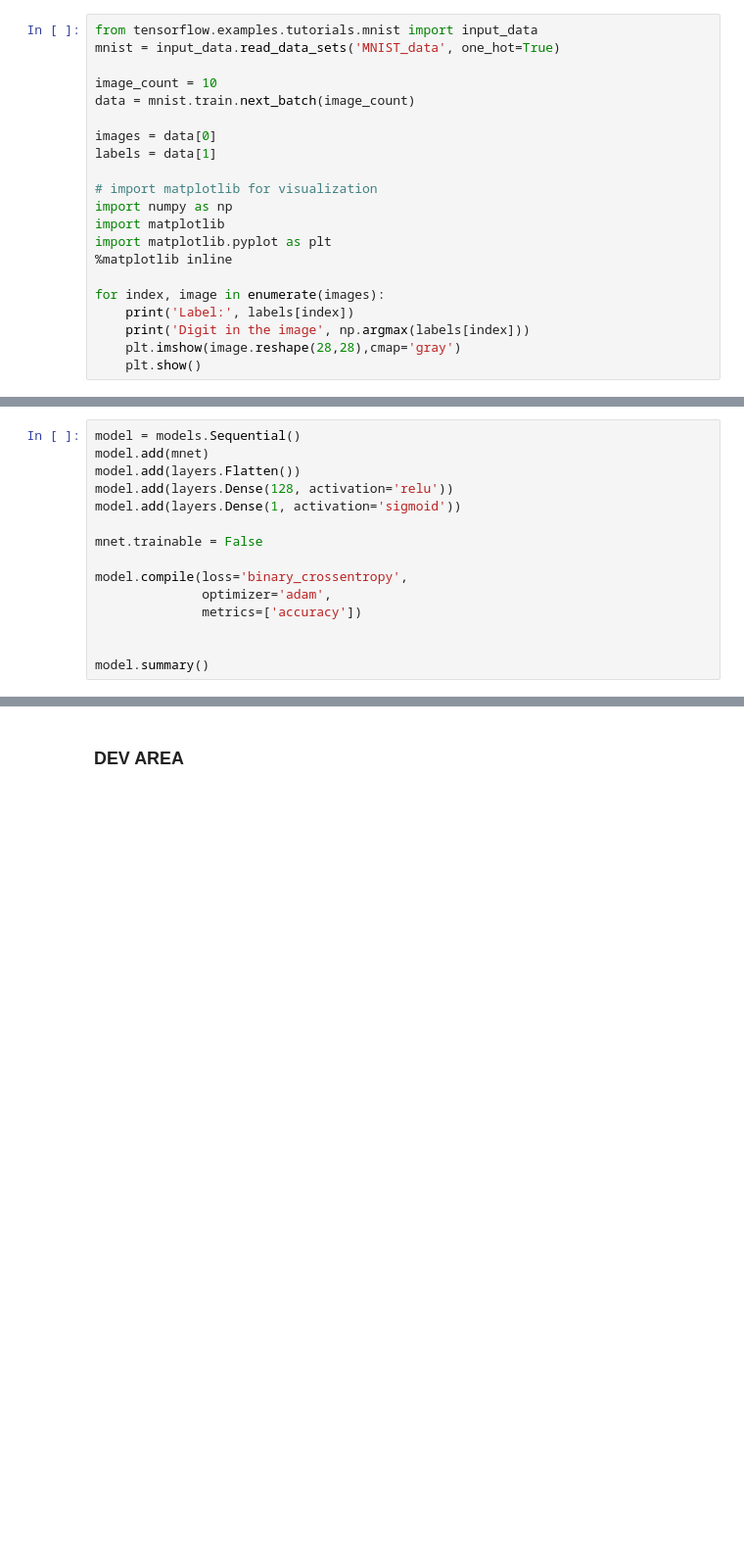
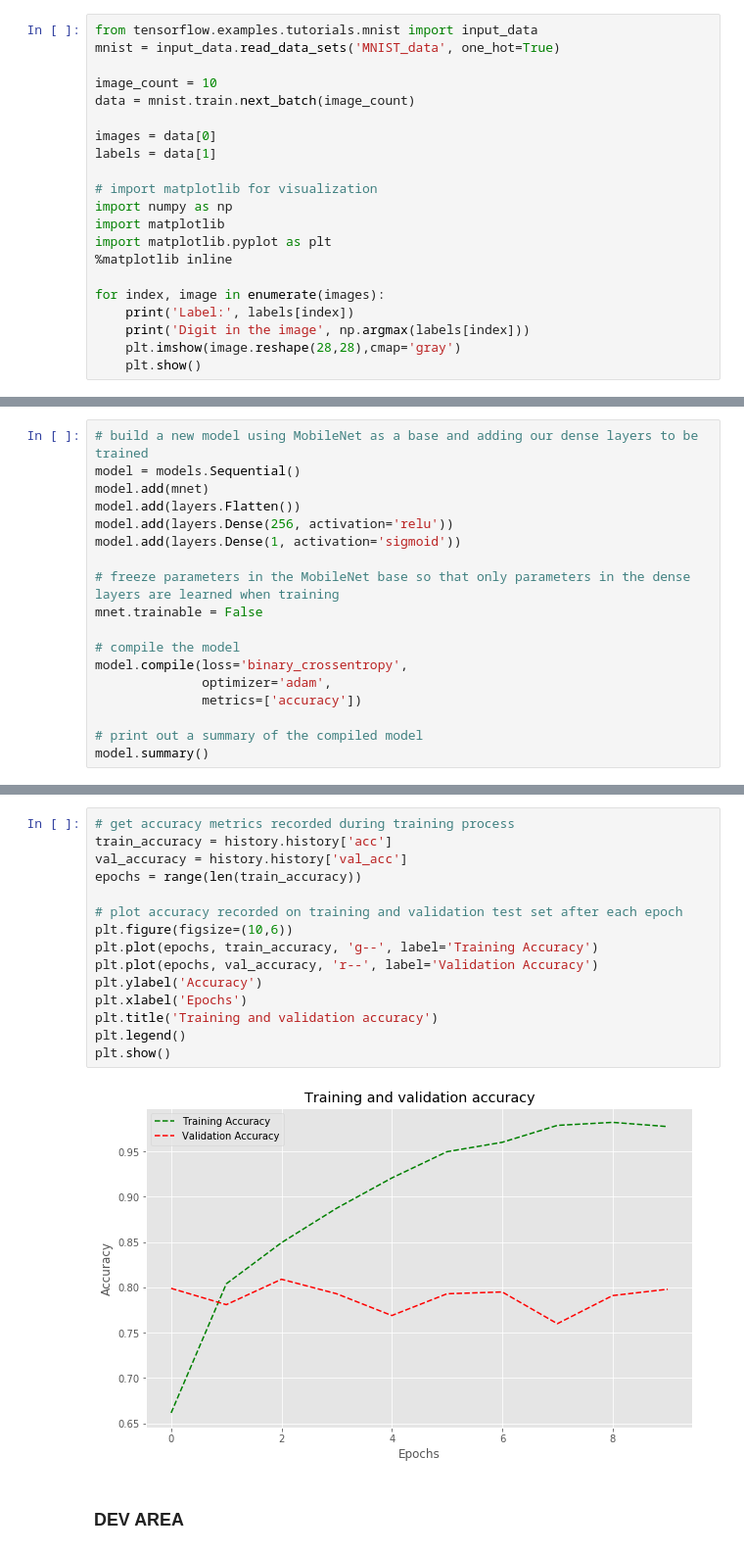
Before and after one commit to rdgreene/CNN-Workshop, a Jupyter notebook: CNN_Workshop.ipynb, the cells around one changed output, grey strips where cells are left out. Shown at 98% size. Saved outputs shown, nothing was run; the diff lists cells and outputs as text; blank space fills up the shorter version.

```diff
--- a/CNN_Workshop.ipynb
+++ b/CNN_Workshop.ipynb
@@ -232,18 +251,21 @@ Trainable params: 3,206,976
 Non-trainable params: 21,888
 _________________________________________________________________
 # %%
+# build a new model using MobileNet as a base and adding our dense layers to be trained
 model = models.Sequential()
 model.add(mnet)
 model.add(layers.Flatten())
-model.add(layers.Dense(128, activation='relu'))
+model.add(layers.Dense(256, activation='relu'))
 model.add(layers.Dense(1, activation='sigmoid'))
 
+# freeze parameters in the MobileNet base so that only parameters in the dense layers are learned when training
 mnet.trainable = False
 
+# compile the model
 model.compile(loss='binary_crossentropy',
               optimizer='adam',
               metrics=['accuracy'])
 
-
+# print out a summary of the compiled model
 model.summary()
 # %% [output]
@@ -280,3 +316,20 @@ Epoch 4/10
+# %%
+# get accuracy metrics recorded during training process
+train_accuracy = history.history['acc']
+val_accuracy = history.history['val_acc']
+epochs = range(len(train_accuracy))
+
+# plot accuracy recorded on training and validation test set after each epoch
+plt.figure(figsize=(10,6))
+plt.plot(epochs, train_accuracy, 'g--', label='Training Accuracy')
+plt.plot(epochs, val_accuracy, 'r--', label='Validation Accuracy')
+plt.ylabel('Accuracy')
+plt.xlabel('Epochs')
+plt.title('Training and validation accuracy')
+plt.legend()
+plt.show()
+# %% [output]
+[figure, added]
 # %% [markdown]
 ### DEV AREA
 # %%
```
Also changed, not shown: parts of 14 cells of this notebook.
